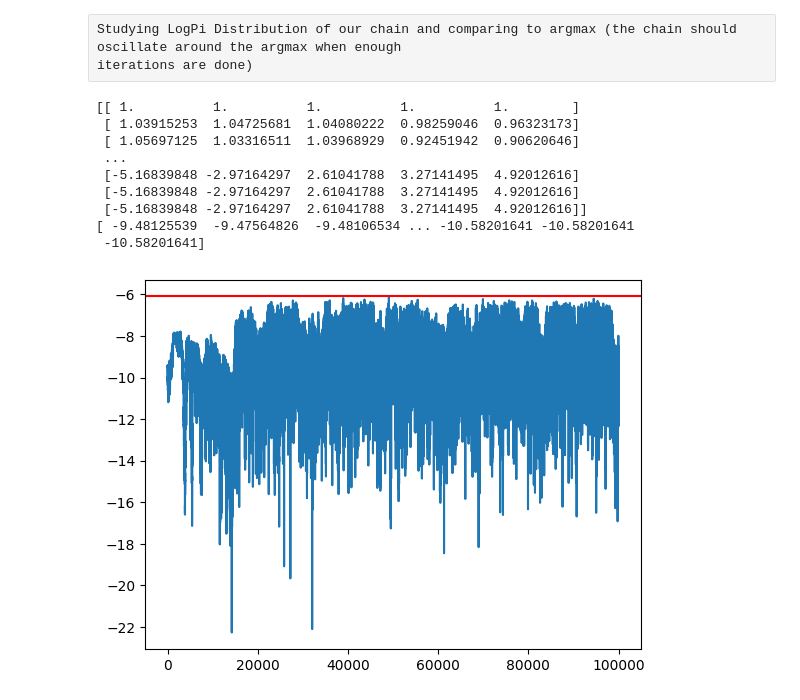
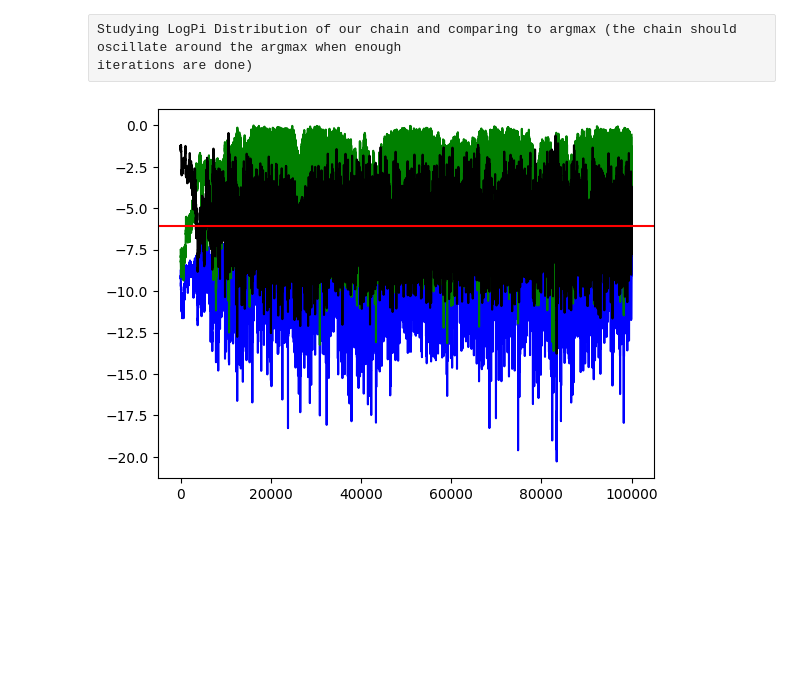
Before and after one commit to vetlerl/mcmc-epidemic, a Jupyter notebook: our_graphics.ipynb, the cells around one changed output. Drawn from its saved outputs; the diff is of its cells as text; code cells hidden in the pictures; blank space fills up the shorter version.

Commit message:
Stocking log-L1 and log-L2 in a full MH

```diff
--- a/our_graphics.ipynb
+++ b/our_graphics.ipynb
@@ -196,19 +196,16 @@ Studying LogPi Distribution of our chain and comparing to argmax (the chain shou
 iterations are done)
 # %%
 plt.figure()
-print(sim_theta)
-print(LogDistributionPi_Tab(sim_theta, Y, A, D, sh, Lambda))
-plt.plot(LogDistributionPi_Tab(sim_theta, Y, A, D, sh, Lambda))
+#print(sim_theta)
+#print(LogDistributionPi_Tab(sim_theta, Y, A, D, sh, Lambda))
+T = 5
+Lambda = 1
+Y = Computation_Y(T, Lambda)
+theta_tab, theta_tilde_tab, accepts, gammas, theta_mean, L1_tab, L2_tab = MetropolisHastingsFull(T, Lambda, Y)
+plt.plot(LogDistributionPi_Tab(theta_tab, Y, A, D, sh, Lambda), color = "blue")
+plt.plot(L1_tab, color = "green")
+plt.plot(L2_tab, color = "black")
 plt.axhline(LogDistributionPi(ComputeArgmax(T, Lambda, Y)[0], Y, A, D, sh, Lambda), color = "red")
 plt.show()
 # %% [output]
-[[ 1.          1.          1.          1.          1.        ]
- [ 1.03915253  1.04725681  1.04080222  0.98259046  0.96323173]
- [ 1.05697125  1.03316511  1.03968929  0.92451942  0.90620646]
- ...
- [-5.16839848 -2.97164297  2.61041788  3.27141495  4.92012616]
- [-5.16839848 -2.97164297  2.61041788  3.27141495  4.92012616]
- [-5.16839848 -2.97164297  2.61041788  3.27141495  4.92012616]]
-[ -9.48125539  -9.47564826  -9.48106534 ... -10.58201641 -10.58201641
- -10.58201641]
-[figure, old version]
+[figure, new version]
```
Also changed, not shown: 1 other file.
